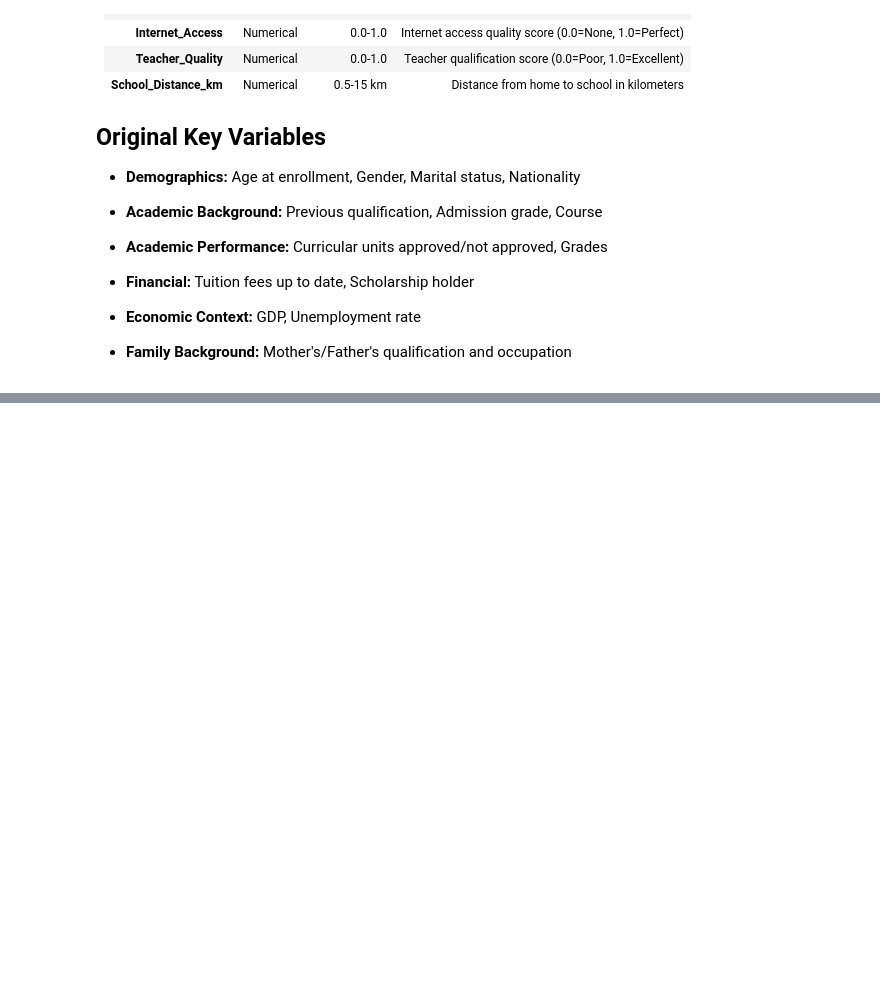
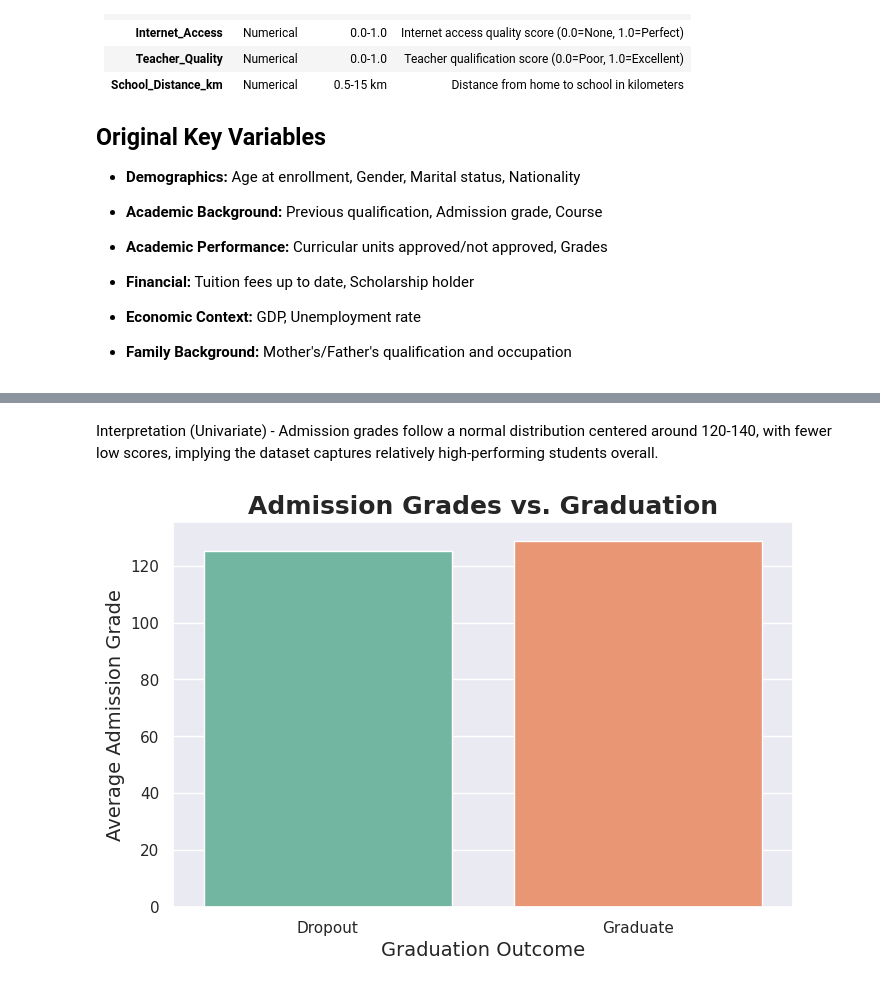
Before and after one commit to kossi-26/Refractory_Machine-Learning, a Jupyter notebook: Group 1_data_science_project.ipynb, the cells around one changed output, grey strips where cells are left out. Saved outputs shown, nothing was run; the diff lists cells and outputs as text; code cells hidden in the pictures; blank space fills up the shorter version.

```diff
--- a/Group 1_data_science_project.ipynb
+++ b/Group 1_data_science_project.ipynb
@@ -129,0 +168,13 @@ y = df['y']
+# %% [markdown]
+Interpretation (Univariate) - Admission grades follow a normal distribution centered around 120-140, with fewer low scores, implying the dataset captures relatively high-performing students overall.
+# %%
+# Bar plot for mean Admission grade by Target
+plt.figure(figsize=(8, 5))
+sns.barplot(x='Target', y='Admission grade', data=df, palette='Set2', errorbar=None)  # keep default CI or set errorbar='sd' for std
+plt.title('Admission Grades vs. Graduation', fontsize=18, fontweight='bold')
+plt.xlabel('Graduation Outcome', fontsize=14)
+plt.ylabel('Average Admission Grade', fontsize=14)
+plt.savefig('admission_by_target_bar.png', bbox_inches='tight', dpi=150)
+plt.show()
+# %% [output]
+[figure, added]
```
Also changed, not shown: parts of 17 cells of this notebook.
